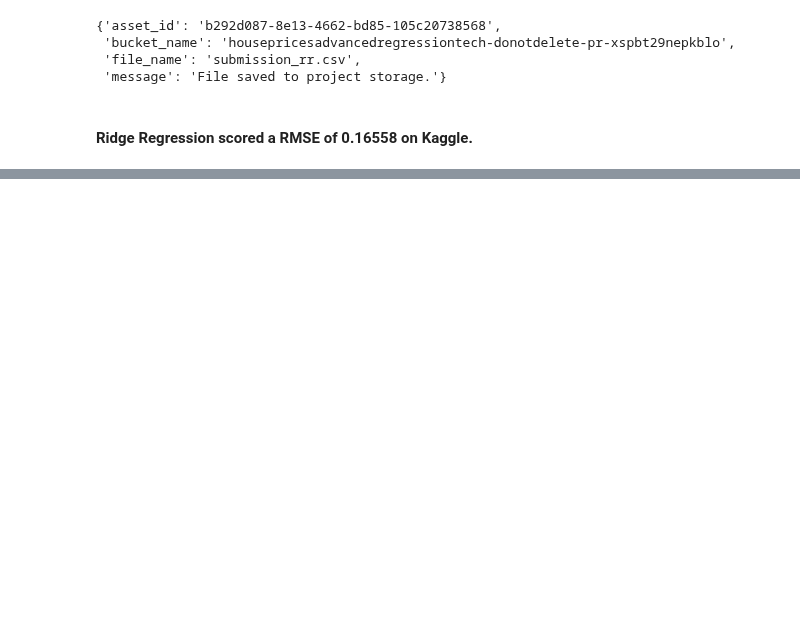
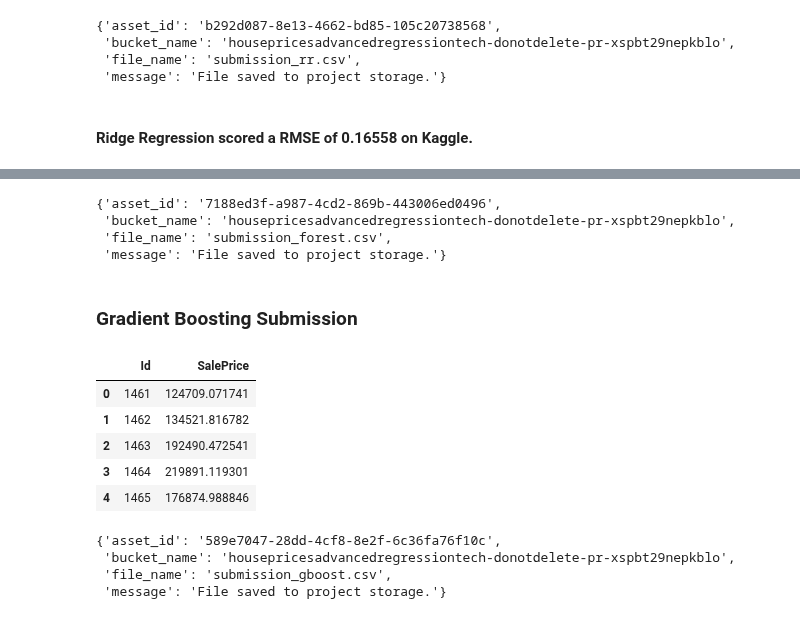
Before and after one commit to Andrew-Carl/House-Prices-Advanced-Regression-Techniques, a Jupyter notebook: Regression Models.ipynb, the cells around one changed output, grey strips where cells are left out. Drawn from its saved outputs; the diff is of its cells as text; code cells hidden in the pictures; blank space fills up the shorter version.

Commit message:
New Submissions

```diff
--- a/Regression Models.ipynb
+++ b/Regression Models.ipynb
@@ -669,0 +668,32 @@ project.save_data(data=predict_rr.to_csv(index=False),file_name='submission_rr.c
+# %%
+# Save dataframe as csv file to storage
+project.save_data(data=predict_rfr.to_csv(index=False),file_name='submission_forest.csv',overwrite=True)
+# %% [output]
+{'asset_id': '7188ed3f-a987-4cd2-869b-443006ed0496',
+ 'bucket_name': 'housepricesadvancedregressiontech-donotdelete-pr-xspbt29nepkblo',
+ 'file_name': 'submission_forest.csv',
+ 'message': 'File saved to project storage.'}
+# %% [markdown]
+### Gradient Boosting Submission
+# %%
+yhat_gb = np.exp(g_boost.predict(X2))
+pred_gb = pd.DataFrame(yhat_gb)
+predict_gb = pd.concat((df_test['Id'], pred_gb), axis=1)
+predict_gb.columns = ['Id', 'SalePrice']
+predict_gb.columns = ['Id', 'SalePrice']
+predict_gb.head()
+# %% [output]
+|  | Id | SalePrice |
+| 0 | 1461 | 124709.071741 |
+| 1 | 1462 | 134521.816782 |
+| 2 | 1463 | 192490.472541 |
+| 3 | 1464 | 219891.119301 |
+| 4 | 1465 | 176874.988846 |
+# %%
+# Save dataframe as csv file to storage
+project.save_data(data=predict_gb.to_csv(index=False),file_name='submission_gboost.csv',overwrite=True)
+# %% [output]
+{'asset_id': '589e7047-28dd-4cf8-8e2f-6c36fa76f10c',
+ 'bucket_name': 'housepricesadvancedregressiontech-donotdelete-pr-xspbt29nepkblo',
+ 'file_name': 'submission_gboost.csv',
+ 'message': 'File saved to project storage.'}
```
Also changed, not shown: parts of 44 cells of this notebook.
